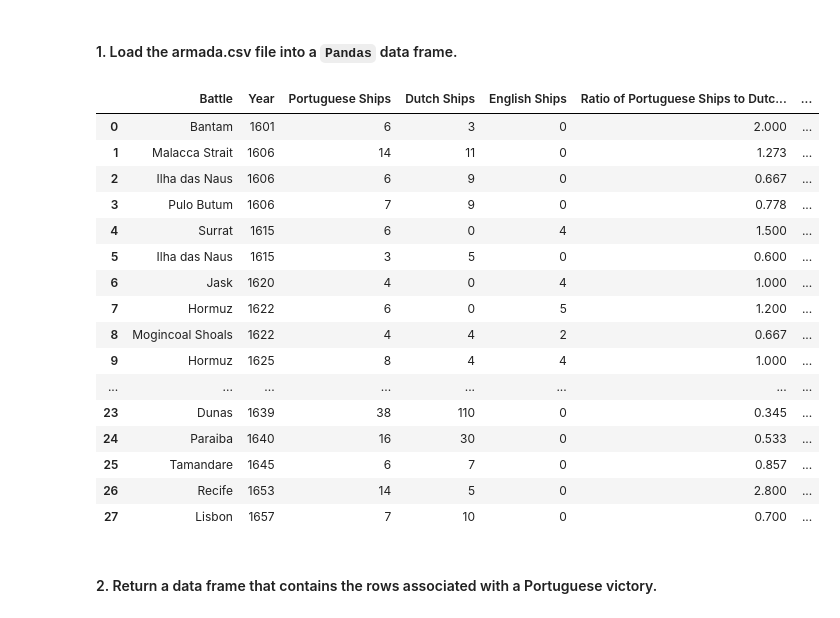
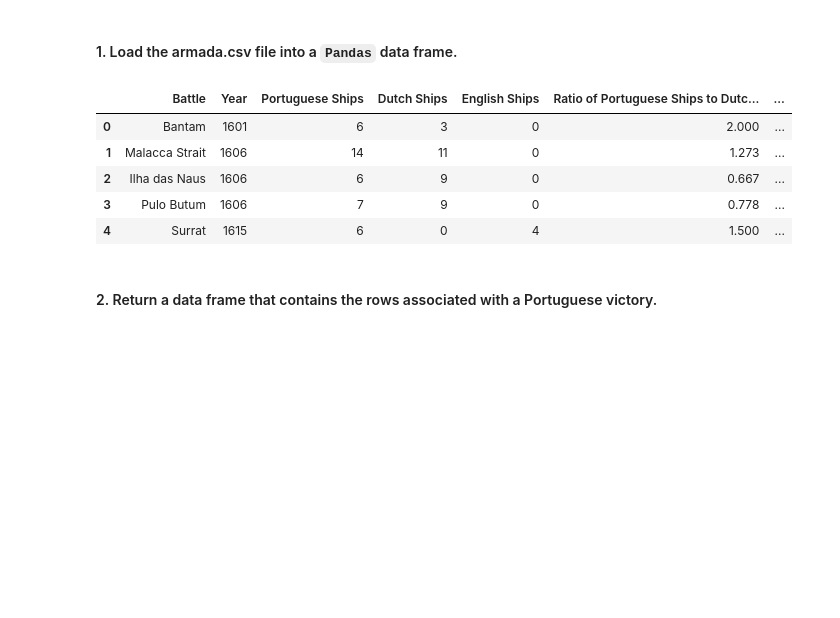
Before and after one commit to dougrandrade/CS4315, a Jupyter notebook: Lab_4_Andrade.ipynb, the cells around one changed output. Drawn from its saved outputs; the diff is of its cells as text; code cells hidden in the pictures; blank space fills up the shorter version.

```diff
--- a/Lab_4_Andrade.ipynb
+++ b/Lab_4_Andrade.ipynb
@@ -7,32 +7,22 @@
 # %%
 # Import the Pandas module for data frame operations
 import pandas as pd
 
 # Set the csv file name to a object, to avoid hard-coding
 csv_file = 'armada.csv'
 
 # Read-in the csv file as a Pandas data frame, as an object to be operated on later
 armada_df = pd.read_csv(filepath_or_buffer = csv_file)
 
-armada_df
+# Preview the top 5 rows of the data frame
+armada_df.head()
 # %% [output]
 |  | Battle | Year | Portuguese Ships | Dutch Ships | English Ships | Ratio of Portuguese Ships to Dutc... | ... |
 | 0 | Bantam | 1601 | 6 | 3 | 0 | 2.000 | ... |
 | 1 | Malacca Strait | 1606 | 14 | 11 | 0 | 1.273 | ... |
 | 2 | Ilha das Naus | 1606 | 6 | 9 | 0 | 0.667 | ... |
 | 3 | Pulo Butum | 1606 | 7 | 9 | 0 | 0.778 | ... |
 | 4 | Surrat | 1615 | 6 | 0 | 4 | 1.500 | ... |
-| 5 | Ilha das Naus | 1615 | 3 | 5 | 0 | 0.600 | ... |
-| 6 | Jask | 1620 | 4 | 0 | 4 | 1.000 | ... |
-| 7 | Hormuz | 1622 | 6 | 0 | 5 | 1.200 | ... |
-| 8 | Mogincoal Shoals | 1622 | 4 | 4 | 2 | 0.667 | ... |
-| 9 | Hormuz | 1625 | 8 | 4 | 4 | 1.000 | ... |
-| ... | ... | ... | ... | ... | ... | ... | ... |
-| 23 | Dunas | 1639 | 38 | 110 | 0 | 0.345 | ... |
-| 24 | Paraiba | 1640 | 16 | 30 | 0 | 0.533 | ... |
-| 25 | Tamandare | 1645 | 6 | 7 | 0 | 0.857 | ... |
-| 26 | Recife | 1653 | 14 | 5 | 0 | 2.800 | ... |
-| 27 | Lisbon | 1657 | 7 | 10 | 0 | 0.700 | ... |
 # %% [markdown]
 #### 2. Return a data frame that contains the rows associated with a Portuguese victory.
 # %%
```
